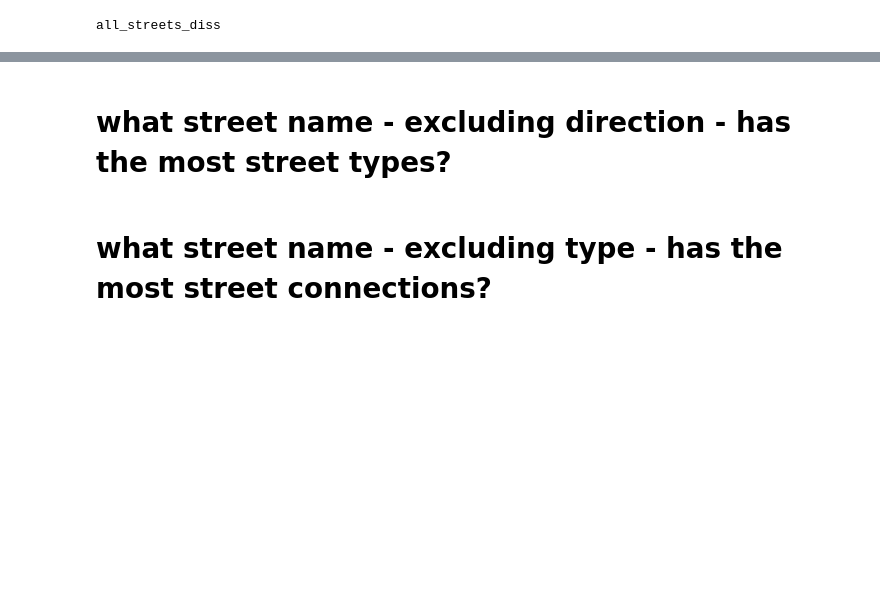
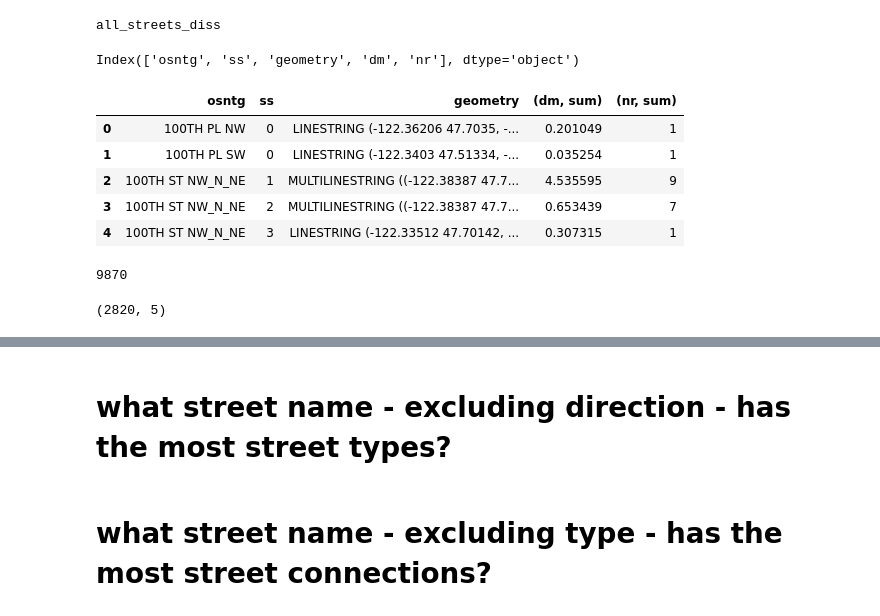
Before and after one commit to mike-babb/seattle_streets, a Jupyter notebook: code/step_05_prepare_graphs_and_stats.ipynb, the cells around one changed output, grey strips where cells are left out. Saved outputs shown, nothing was run; the diff lists cells and outputs as text; code cells hidden in the pictures; blank space fills up the shorter version.

```diff
--- a/code/step_05_prepare_graphs_and_stats.ipynb
+++ b/code/step_05_prepare_graphs_and_stats.ipynb
@@ -182,3 +157,8 @@ col_names = ['osntg', 'ss', 'gi', 'geometry', 'dm']
+# %%
+# let's try dropping some columns
+drop_col_names = ['sndg', 'gi', 'ns']
+# %%
+diss_gdf = diss_gdf.drop(labels=drop_col_names, axis = 1)
 # %%
 out_data = diss_gdf.to_json(drop_id=True, to_wgs84=True)
 output_file_name = 'all_streets_diss.geojson'
@@ -188,0 +171,6 @@ all_streets_diss
+# %%
+diss_gdf.columns
+# %% [output]
+Index(['osntg', 'ss', 'geometry', 'dm', 'nr'], dtype='object')
+# %%
+col_names = ['osntg', 'ss', 'dm', 'nr']
@@ -188,0 +179,9 @@ all_streets_diss
+# %%
+testo.head()
+# %% [output]
+|  | osntg | ss | geometry | (dm, sum) | (nr, sum) |
+| 0 | 100TH PL NW | 0 | LINESTRING (-122.36206 47.7035, -... | 0.201049 | 1 |
+| 1 | 100TH PL SW | 0 | LINESTRING (-122.3403 47.51334, -... | 0.035254 | 1 |
+| 2 | 100TH ST NW_N_NE | 1 | MULTILINESTRING ((-122.38387 47.7... | 4.535595 | 9 |
+| 3 | 100TH ST NW_N_NE | 2 | MULTILINESTRING ((-122.38387 47.7... | 0.653439 | 7 |
+| 4 | 100TH ST NW_N_NE | 3 | LINESTRING (-122.33512 47.70142, ... | 0.307315 | 1 |
@@ -188,0 +190,8 @@ all_streets_diss
+# %%
+diss_gdf['nr'].sum()
+# %% [output]
+9870
+# %%
+testo.shape
+# %% [output]
+(2820, 5)
```
Also changed, not shown: parts of 24 cells of this notebook, 3 other files.
